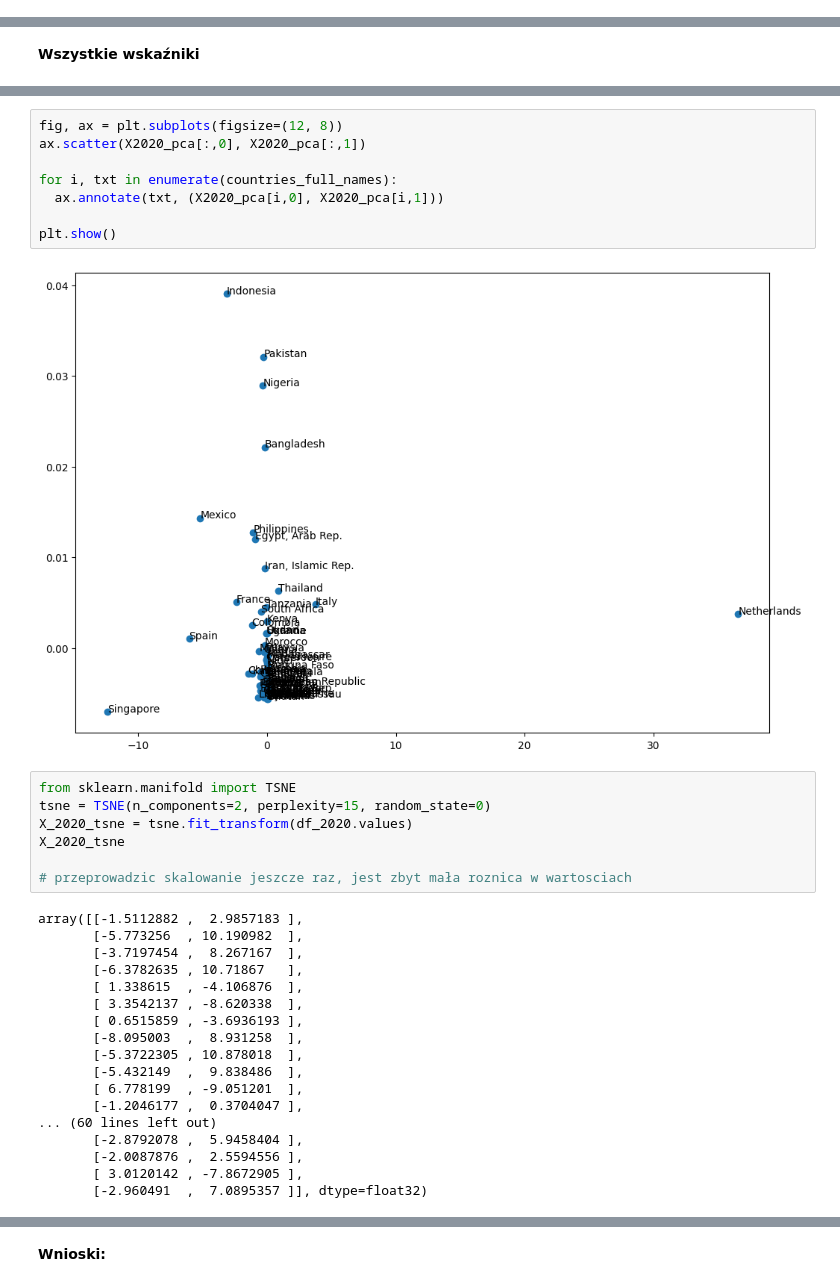
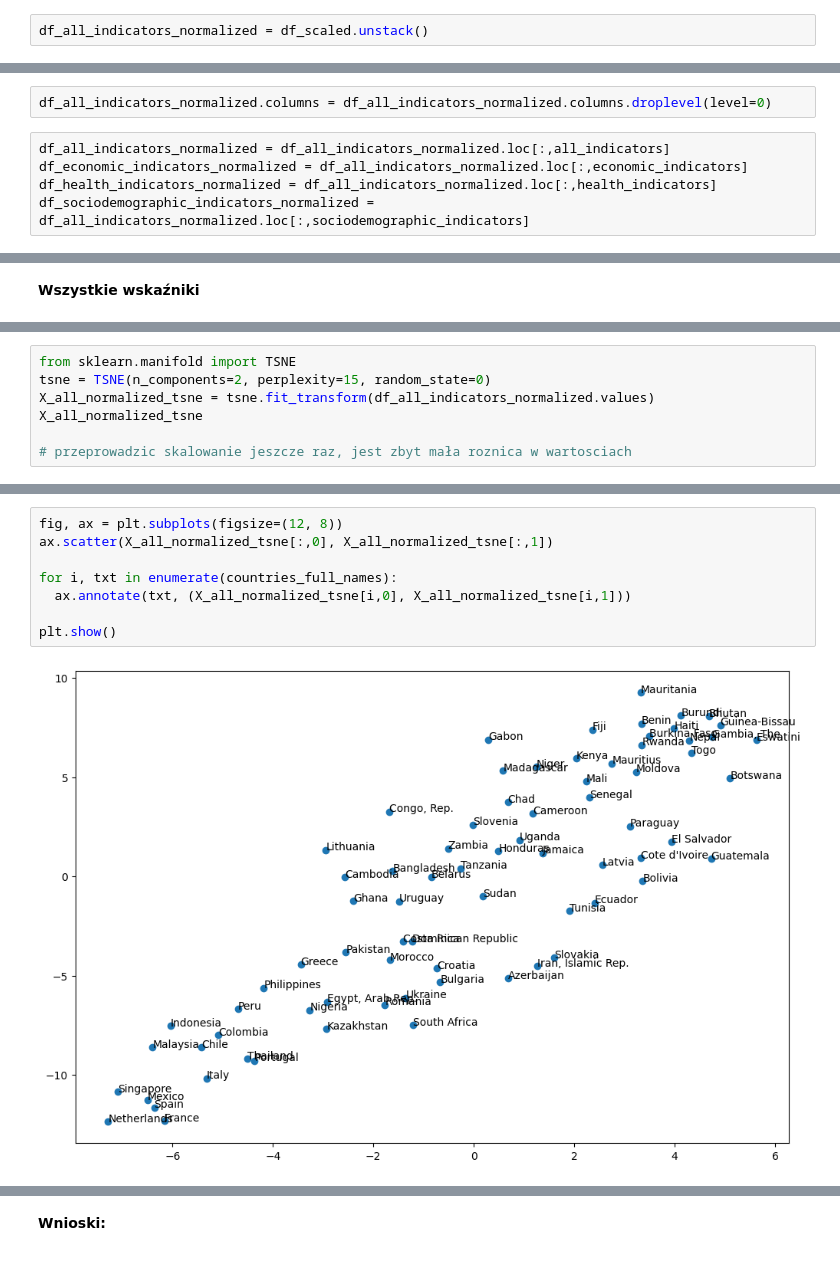
Before and after one commit to lion158/Eksploracja_Danych_Projekt, a Jupyter notebook: EksploracjaDanychProjekt2.ipynb, the cells around one changed output, grey strips where cells are left out. Drawn from its saved outputs; the diff is of its cells as text.

```diff
--- a/EksploracjaDanychProjekt2.ipynb
+++ b/EksploracjaDanychProjekt2.ipynb
@@ -465,0 +448,2 @@ df_2020
+# %%
+df_all_indicators_normalized = df_scaled.unstack()
@@ -465,0 +468,7 @@ df_2020
+# %%
+df_all_indicators_normalized.columns = df_all_indicators_normalized.columns.droplevel(level=0)
+# %%
+df_all_indicators_normalized = df_all_indicators_normalized.loc[:,all_indicators]
+df_economic_indicators_normalized = df_all_indicators_normalized.loc[:,economic_indicators]
+df_health_indicators_normalized = df_all_indicators_normalized.loc[:,health_indicators]
+df_sociodemographic_indicators_normalized = df_all_indicators_normalized.loc[:,sociodemographic_indicators]
@@ -473,0 +505,7 @@ X2020_pca = pca.fit_transform(df_2020.values)
+# %%
+from sklearn.manifold import TSNE
+tsne = TSNE(n_components=2, perplexity=15, random_state=0)
+X_all_normalized_tsne = tsne.fit_transform(df_all_indicators_normalized.values)
+X_all_normalized_tsne
+
+# przeprowadzic skalowanie jeszcze raz, jest zbyt mała roznica w wartosciach
@@ -474,35 +530,10 @@ X2020_pca = pca.fit_transform(df_2020.values)
 # %%
 fig, ax = plt.subplots(figsize=(12, 8))
-ax.scatter(X2020_pca[:,0], X2020_pca[:,1])
+ax.scatter(X_all_normalized_tsne[:,0], X_all_normalized_tsne[:,1])
 
 for i, txt in enumerate(countries_full_names):
-  ax.annotate(txt, (X2020_pca[i,0], X2020_pca[i,1]))
+  ax.annotate(txt, (X_all_normalized_tsne[i,0], X_all_normalized_tsne[i,1]))
 
 plt.show()
 # %% [output]
-[figure, old version]
+[figure, new version]
-# %%
-from sklearn.manifold import TSNE
-tsne = TSNE(n_components=2, perplexity=15, random_state=0)
-X_2020_tsne = tsne.fit_transform(df_2020.values)
-X_2020_tsne
-
-# przeprowadzic skalowanie jeszcze raz, jest zbyt mała roznica w wartosciach
-# %% [output]
-array([[-1.5112882 ,  2.9857183 ],
-       [-5.773256  , 10.190982  ],
-       [-3.7197454 ,  8.267167  ],
-       [-6.3782635 , 10.71867   ],
-       [ 1.338615  , -4.106876  ],
-       [ 3.3542137 , -8.620338  ],
-       [ 0.6515859 , -3.6936193 ],
-       [-8.095003  ,  8.931258  ],
-       [-5.3722305 , 10.878018  ],
-       [-5.432149  ,  9.838486  ],
-       [ 6.778199  , -9.051201  ],
-       [-1.2046177 ,  0.3704047 ],
-... (60 lines left out)
-       [-2.8792078 ,  5.9458404 ],
-       [-2.0087876 ,  2.5594556 ],
-       [ 3.0120142 , -7.8672905 ],
-       [-2.960491  ,  7.0895357 ]], dtype=float32)
```
Also changed, not shown: parts of 31 cells of this notebook.
